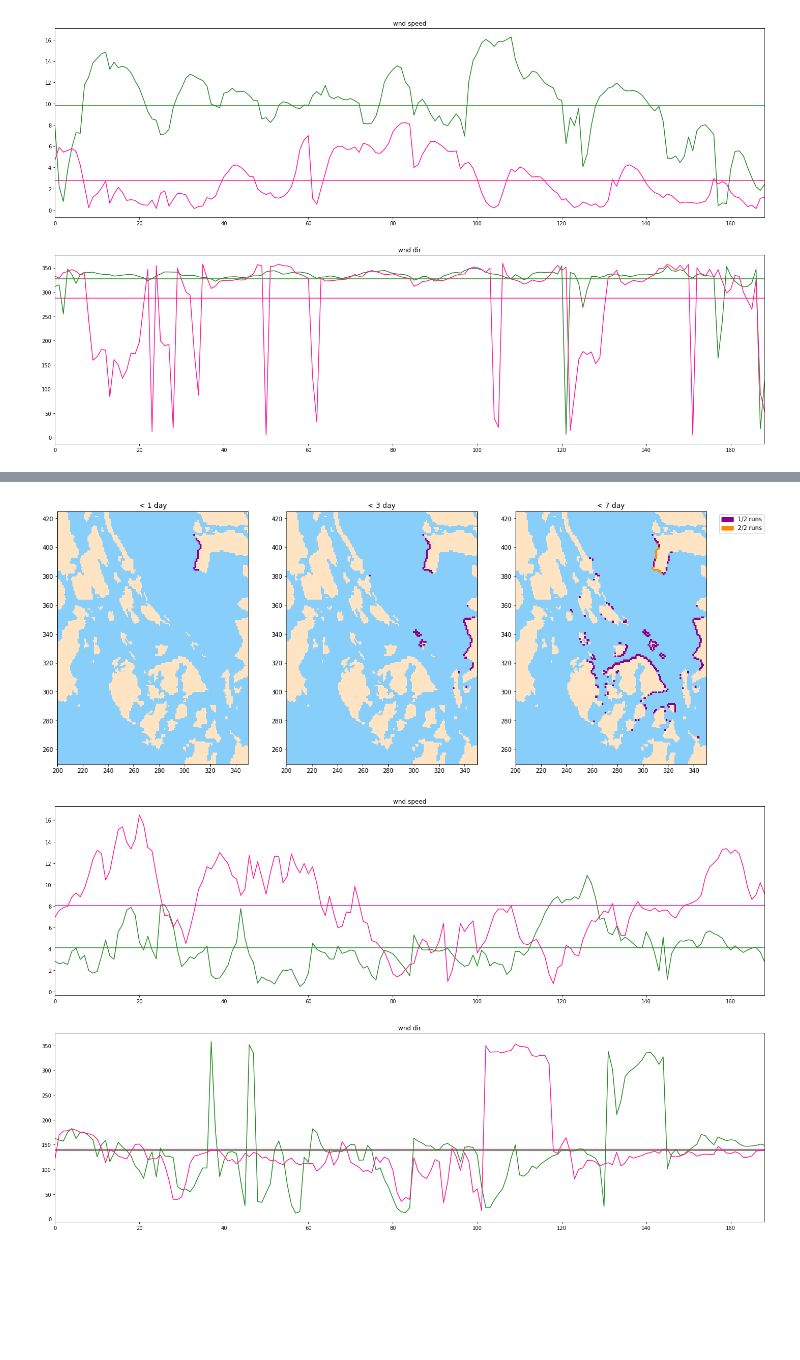
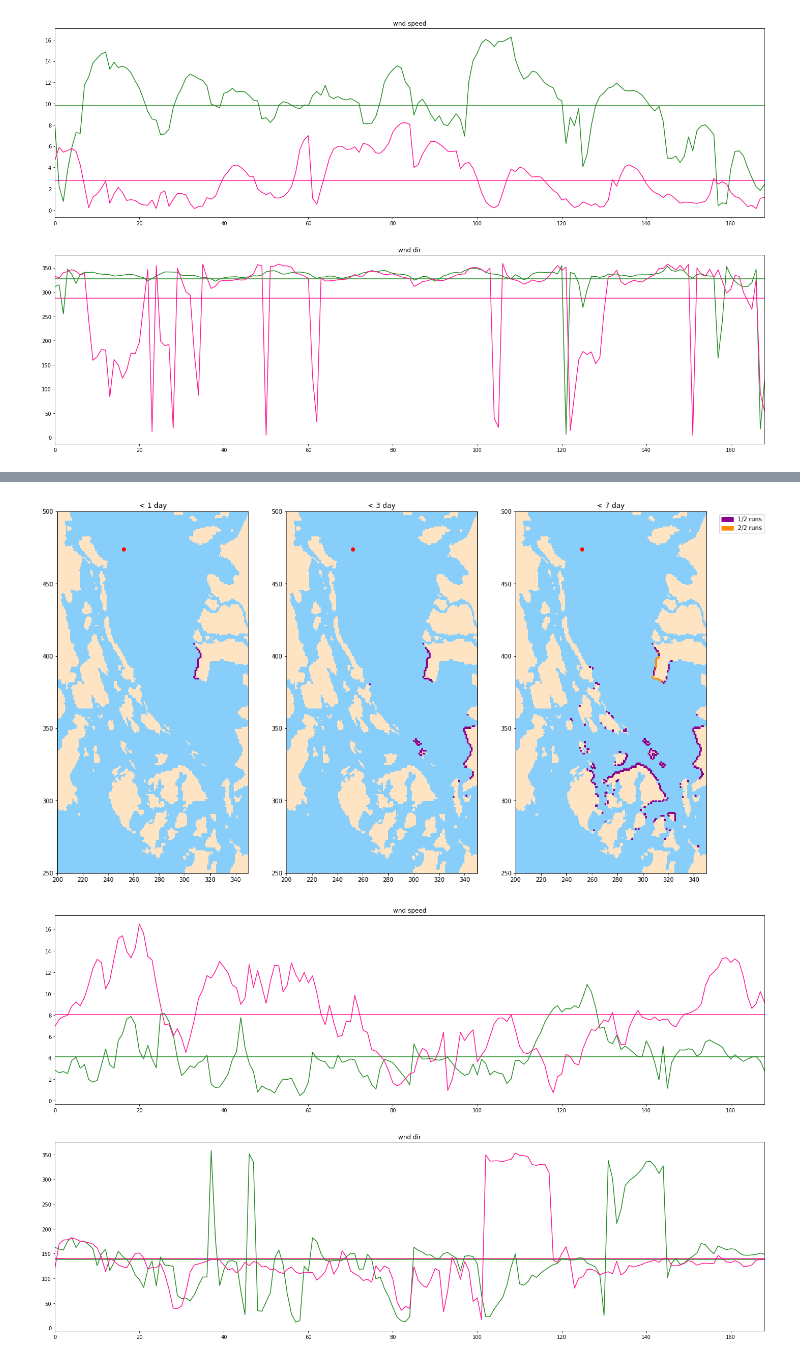
Before and after one commit to SalishSeaCast/analysis-vicky, a Jupyter notebook: notebooks/DiffWindsSameStrat.ipynb, the cells around one changed output, grey strips where cells are left out. Drawn from its saved outputs; the diff is of its cells as text; code cells hidden in the pictures; blank space fills up the shorter version.

```diff
--- a/notebooks/DiffWindsSameStrat.ipynb
+++ b/notebooks/DiffWindsSameStrat.ipynb
@@ -174,9 +174,10 @@ ax[1].set_title("low winds")
 ax[0].pcolormesh(np.ma.masked_equal(high350['Beaching_Time'][:,:], 0), vmin = 0, vmax = 168, cmap = 'copper')
 mesh = ax[1].pcolormesh(np.ma.masked_equal(low350['Beaching_Time'][:,:], 0), vmin = 0, vmax = 168, cmap = 'copper')
 for a in ax:
+    a.plot(252,474, 'ro')
     viz_tools.set_aspect(a)
     a.set_xlim(200,350)
-    a.set_ylim(250, 425)
+    a.set_ylim(250, 500)
 p0 = ax[0].get_position().get_points().flatten()
 p1 = ax[1].get_position().get_points().flatten()
 
@@ -189,26 +190,27 @@ cbar.set_label('beaching hour', fontsize = 24);
 # %%
 fig, ax = plt.subplots(1,3, figsize = (20,20))
 
 for a in ax:
     a.pcolormesh(bathy.mask[1:-1, 1:-1], cmap = cmap2)
 
 ax[0].pcolormesh(np.ma.masked_equal(problessthanone,0), vmin = 0, vmax = 1, cmap = cmap)
 ax[1].pcolormesh(np.ma.masked_equal(problessthanthree,0), vmin = 0, vmax = 1, cmap = cmap)
 ax[2].pcolormesh(np.ma.masked_equal(problessthanseven,0), vmin = 0, vmax = 1, cmap = cmap)
 
 ax[0].set_title('< 1 day')
 ax[1].set_title('< 3 day')
 ax[2].set_title('< 7 day')
 
 plt.legend(handles=[pink_patch, orange_patch],
        bbox_to_anchor=(1.05, 1), loc='upper left')
 
 for a in ax:
+    a.plot(252,474, 'ro')
     viz_tools.set_aspect(a)
     a.set_xlim(200,350)
-    a.set_ylim(250, 425);
+    a.set_ylim(250, 500);
 # %% [output]
-[figure, old version]
+[figure, new version]
 # %%
 fig, ax = plt.subplots(2,1, figsize = (25,15))
 
```
Also changed, not shown: parts of 3 cells of this notebook.
